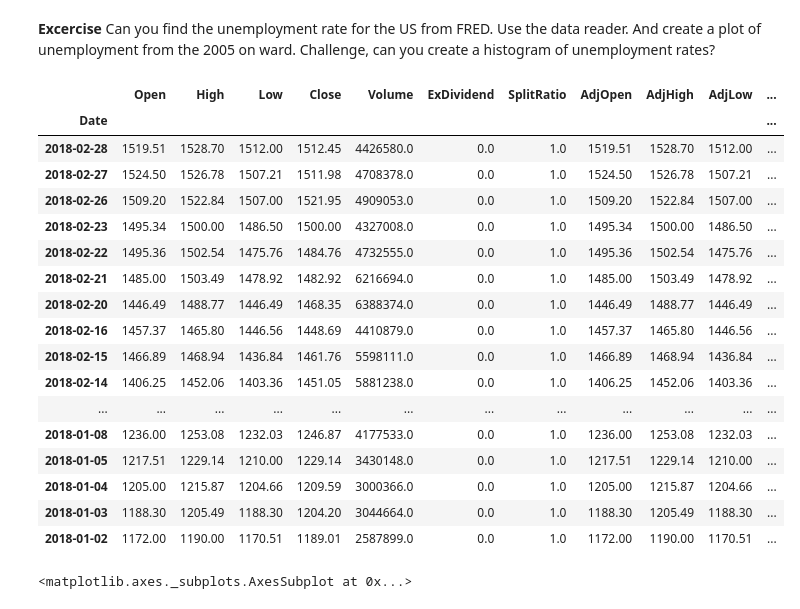
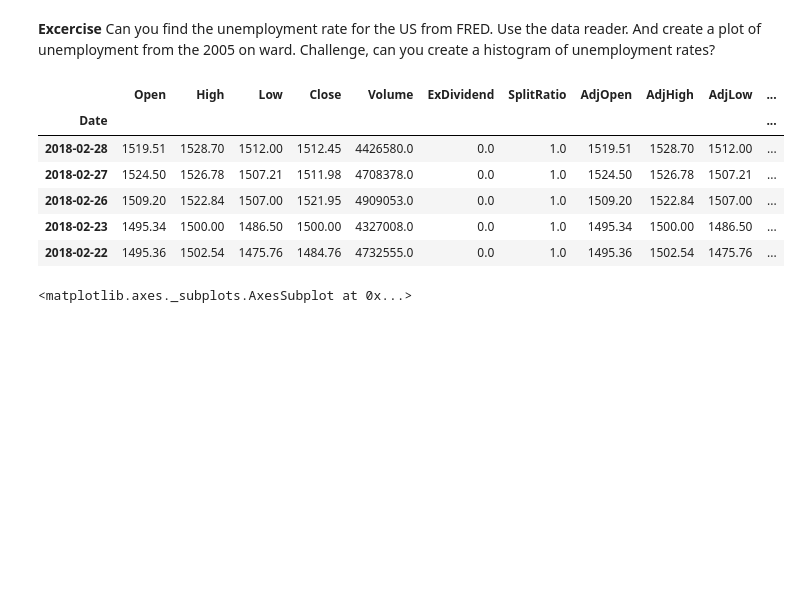
Before and after one commit to mwaugh0328/data_bootcamp_spring_2018, a Jupyter notebook: week5/data_apis.ipynb, the cells around one changed output. Saved outputs shown, nothing was run; the diff lists cells and outputs as text; code cells hidden in the pictures; blank space fills up the shorter version.

```diff
--- a/week5/data_apis.ipynb
+++ b/week5/data_apis.ipynb
@@ -58,24 +58,13 @@ end = datetime.datetime(2018,2,28)
 ticker = 'AMZN'
 stkqt = data.DataReader(ticker, 'quandl', start, end)
 # %%
-stkqt
+stkqt.head()
 # %% [output]
 |  | Open | High | Low | Close | Volume | ExDividend | SplitRatio | AdjOpen | AdjHigh | AdjLow | ... |
 | Date |  |  |  |  |  |  |  |  |  |  | ... |
 | 2018-02-28 | 1519.51 | 1528.70 | 1512.00 | 1512.45 | 4426580.0 | 0.0 | 1.0 | 1519.51 | 1528.70 | 1512.00 | ... |
 | 2018-02-27 | 1524.50 | 1526.78 | 1507.21 | 1511.98 | 4708378.0 | 0.0 | 1.0 | 1524.50 | 1526.78 | 1507.21 | ... |
 | 2018-02-26 | 1509.20 | 1522.84 | 1507.00 | 1521.95 | 4909053.0 | 0.0 | 1.0 | 1509.20 | 1522.84 | 1507.00 | ... |
 | 2018-02-23 | 1495.34 | 1500.00 | 1486.50 | 1500.00 | 4327008.0 | 0.0 | 1.0 | 1495.34 | 1500.00 | 1486.50 | ... |
 | 2018-02-22 | 1495.36 | 1502.54 | 1475.76 | 1484.76 | 4732555.0 | 0.0 | 1.0 | 1495.36 | 1502.54 | 1475.76 | ... |
-| 2018-02-21 | 1485.00 | 1503.49 | 1478.92 | 1482.92 | 6216694.0 | 0.0 | 1.0 | 1485.00 | 1503.49 | 1478.92 | ... |
-| 2018-02-20 | 1446.49 | 1488.77 | 1446.49 | 1468.35 | 6388374.0 | 0.0 | 1.0 | 1446.49 | 1488.77 | 1446.49 | ... |
-| 2018-02-16 | 1457.37 | 1465.80 | 1446.56 | 1448.69 | 4410879.0 | 0.0 | 1.0 | 1457.37 | 1465.80 | 1446.56 | ... |
-| 2018-02-15 | 1466.89 | 1468.94 | 1436.84 | 1461.76 | 5598111.0 | 0.0 | 1.0 | 1466.89 | 1468.94 | 1436.84 | ... |
-| 2018-02-14 | 1406.25 | 1452.06 | 1403.36 | 1451.05 | 5881238.0 | 0.0 | 1.0 | 1406.25 | 1452.06 | 1403.36 | ... |
-| ... | ... | ... | ... | ... | ... | ... | ... | ... | ... | ... | ... |
-| 2018-01-08 | 1236.00 | 1253.08 | 1232.03 | 1246.87 | 4177533.0 | 0.0 | 1.0 | 1236.00 | 1253.08 | 1232.03 | ... |
-| 2018-01-05 | 1217.51 | 1229.14 | 1210.00 | 1229.14 | 3430148.0 | 0.0 | 1.0 | 1217.51 | 1229.14 | 1210.00 | ... |
-| 2018-01-04 | 1205.00 | 1215.87 | 1204.66 | 1209.59 | 3000366.0 | 0.0 | 1.0 | 1205.00 | 1215.87 | 1204.66 | ... |
-| 2018-01-03 | 1188.30 | 1205.49 | 1188.30 | 1204.20 | 3044664.0 | 0.0 | 1.0 | 1188.30 | 1205.49 | 1188.30 | ... |
-| 2018-01-02 | 1172.00 | 1190.00 | 1170.51 | 1189.01 | 2587899.0 | 0.0 | 1.0 | 1172.00 | 1190.00 | 1170.51 | ... |
 # %%
```
Also changed, not shown: parts of 5 cells of this notebook, 1 other file.
